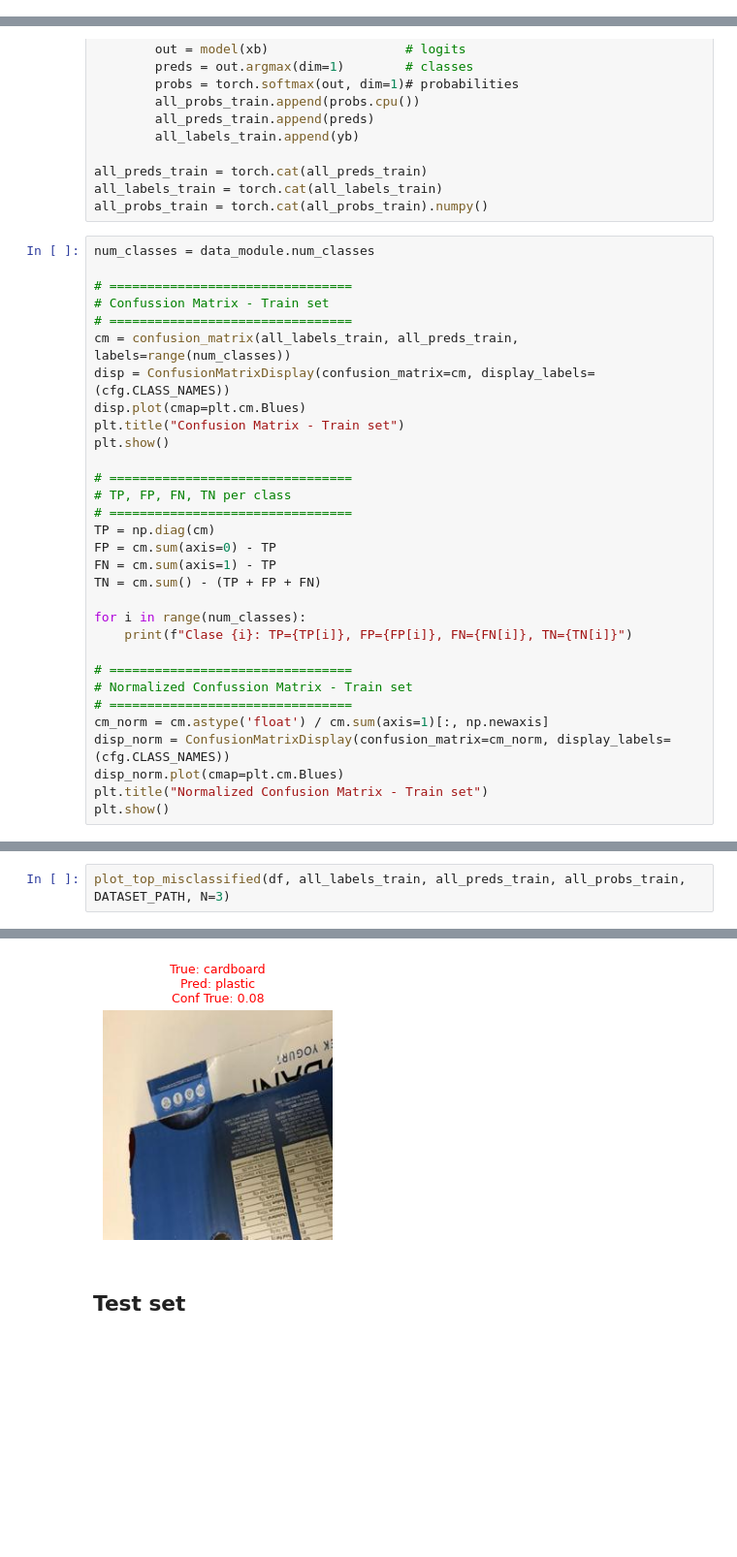
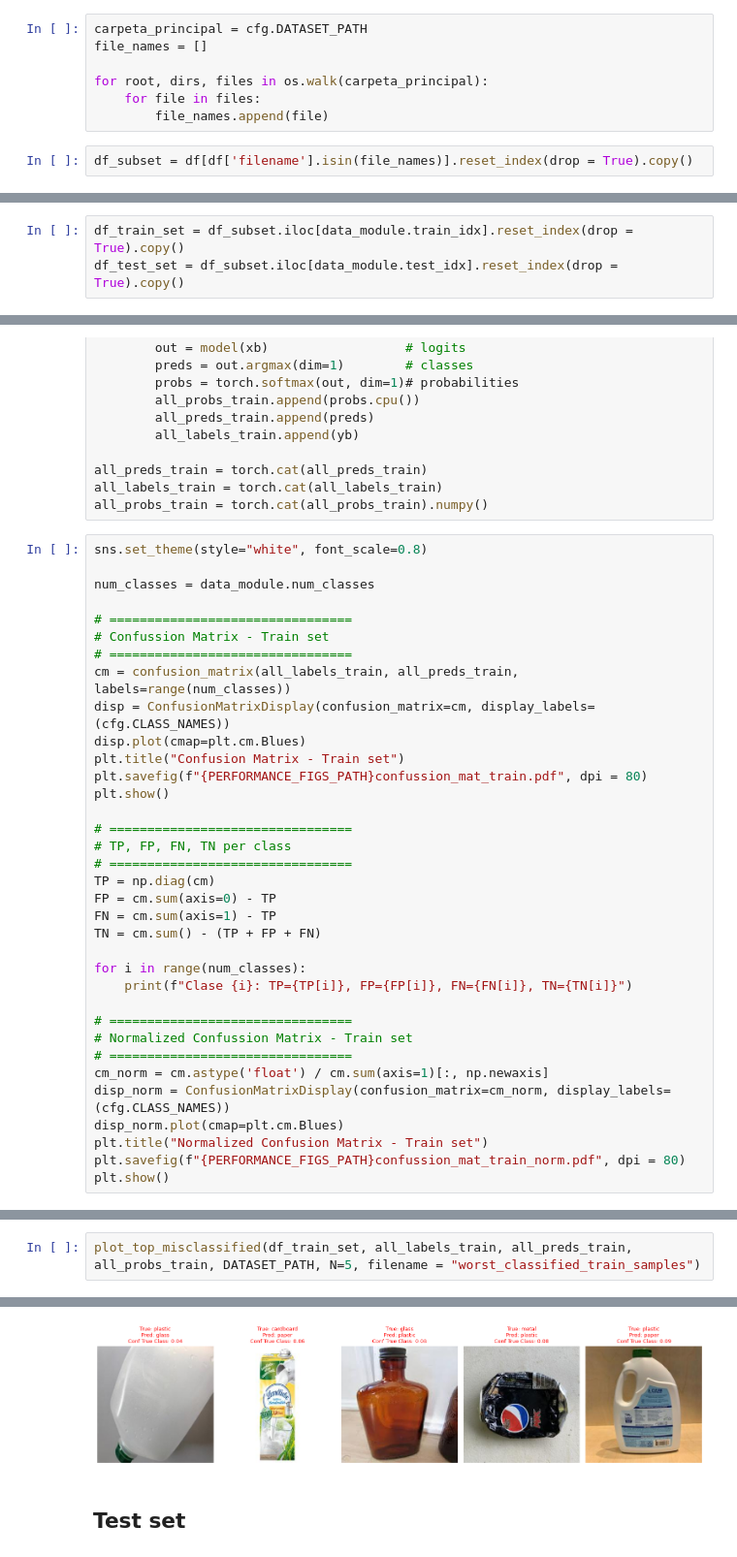
Before and after one commit to NeoLafuente/garbage_classifier, a Jupyter notebook: notebooks/performance_analysis.ipynb, the cells around one changed output, grey strips where cells are left out. Shown at 97% size. Drawn from its saved outputs; the diff is of its cells as text; blank space fills up the shorter version.

```diff
--- a/notebooks/performance_analysis.ipynb
+++ b/notebooks/performance_analysis.ipynb
@@ -94,5 +97,14 @@ DATASET_PATH = os.path.join(ROOT_PATH, "sample_dataset")
 metadata_path = os.path.join(os.path.join(ROOT_PATH, "Garbage_Dataset_Classification"), "metadata.csv")
 df = pd.read_csv(metadata_path)
+# %%
+carpeta_principal = cfg.DATASET_PATH
+file_names = []
+
+for root, dirs, files in os.walk(carpeta_principal):
+    for file in files:
+        file_names.append(file)
+# %%
+df_subset = df[df['filename'].isin(file_names)].reset_index(drop = True).copy()
 # %% [markdown]
 # Loss curves
 # %%
@@ -165,6 +195,9 @@ data_module.setup()
 
 train_loader = data_module.train_dataloader()
 val_loader = data_module.val_dataloader()
+# %%
+df_train_set = df_subset.iloc[data_module.train_idx].reset_index(drop = True).copy()
+df_test_set = df_subset.iloc[data_module.test_idx].reset_index(drop = True).copy()
 # %% [markdown]
 ## Train set
 # %%
@@ -185,6 +218,8 @@ all_preds_train = torch.cat(all_preds_train)
 all_labels_train = torch.cat(all_labels_train)
 all_probs_train = torch.cat(all_probs_train).numpy()
 # %%
+sns.set_theme(style="white", font_scale=0.8)
+
 num_classes = data_module.num_classes
 
 # ================================
@@ -194,6 +229,7 @@ cm = confusion_matrix(all_labels_train, all_preds_train, labels=range(num_classe
 disp = ConfusionMatrixDisplay(confusion_matrix=cm, display_labels=(cfg.CLASS_NAMES))
 disp.plot(cmap=plt.cm.Blues)
 plt.title("Confusion Matrix - Train set")
+plt.savefig(f"{PERFORMANCE_FIGS_PATH}confussion_mat_train.pdf", dpi = 80)
 plt.show()
 
 # ================================
@@ -214,5 +250,6 @@ cm_norm = cm.astype('float') / cm.sum(axis=1)[:, np.newaxis]
 disp_norm = ConfusionMatrixDisplay(confusion_matrix=cm_norm, display_labels=(cfg.CLASS_NAMES))
 disp_norm.plot(cmap=plt.cm.Blues)
 plt.title("Normalized Confusion Matrix - Train set")
+plt.savefig(f"{PERFORMANCE_FIGS_PATH}confussion_mat_train_norm.pdf", dpi = 80)
 plt.show()
 # %% [output]
@@ -227,3 +264,3 @@ Clase 5: TP=80, FP=1, FN=10, TN=449
 # %%
-plot_top_misclassified(df, all_labels_train, all_preds_train, all_probs_train, DATASET_PATH, N=3)
+plot_top_misclassified(df_train_set, all_labels_train, all_preds_train, all_probs_train, DATASET_PATH, N=5, filename = "worst_classified_train_samples")
 # %% [output]
@@ -233,4 +272,4 @@ plot_top_misclassified(df, all_labels_train, all_preds_train, all_probs_train, D
-[figure, old version]
+[figure, new version]
 # %% [markdown]
 ## Test set
 # %%
```
Also changed, not shown: parts of 13 cells of this notebook, 27 other files.
